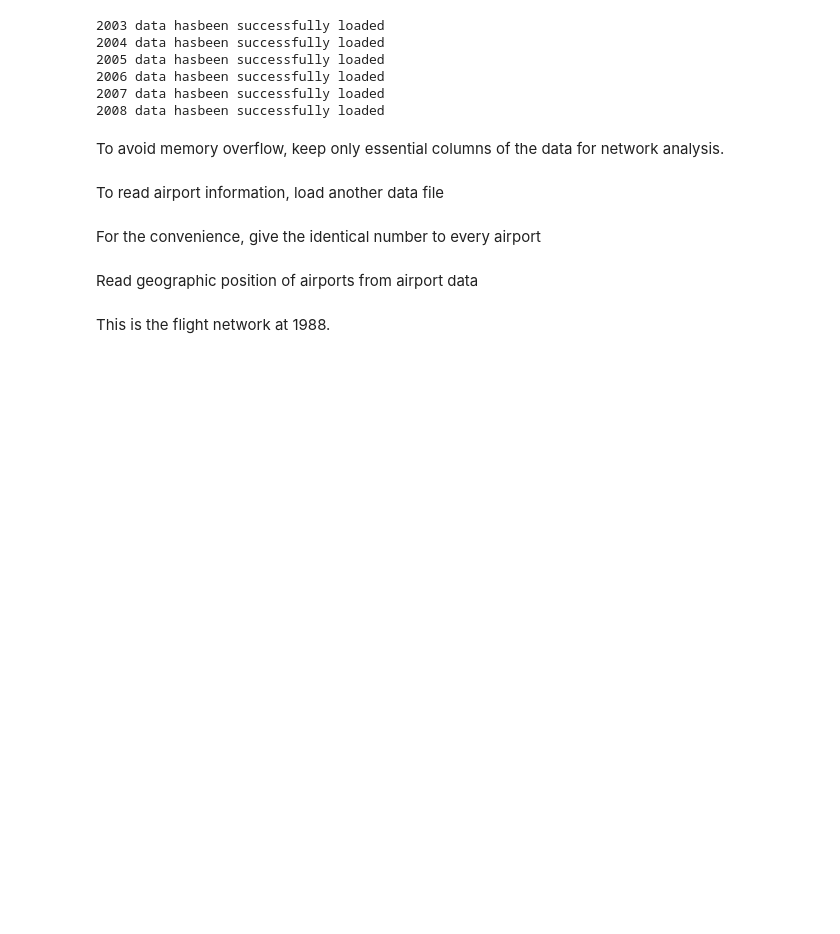
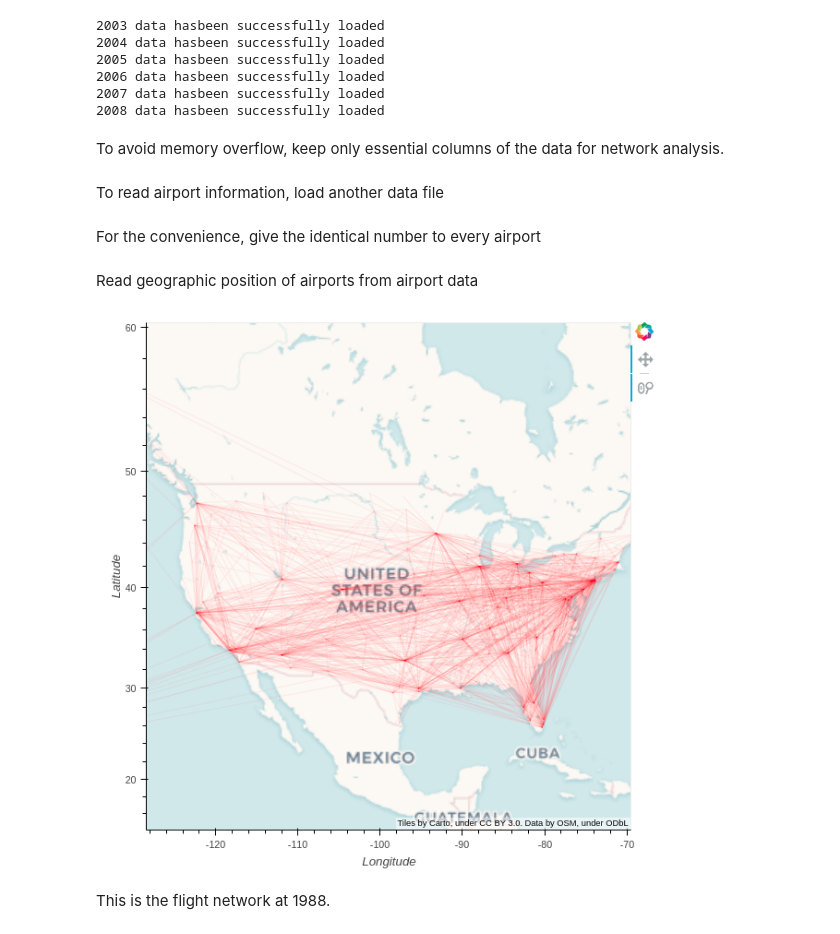
Before and after one commit to jhoonjeong/flight_network, a Jupyter notebook: basic_analysis.ipynb, the cells around one changed output. Cells and saved outputs as stored; diff of their text form; code cells hidden in the pictures; blank space fills up the shorter version.

```diff
--- a/basic_analysis.ipynb
+++ b/basic_analysis.ipynb
@@ -180,6 +182,10 @@ def network_map(df, alpha=0.5):
     return p
 # %%
 show(network_map(df_flight_net[df_flight_net.Year == 1988]))
+# %%
+Image('images/1988.png')
+# %% [output]
+[figure, added]
 # %% [markdown]
 This is the flight network at 1988.
 # %%
```
Also changed, not shown: parts of 7 cells of this notebook.
